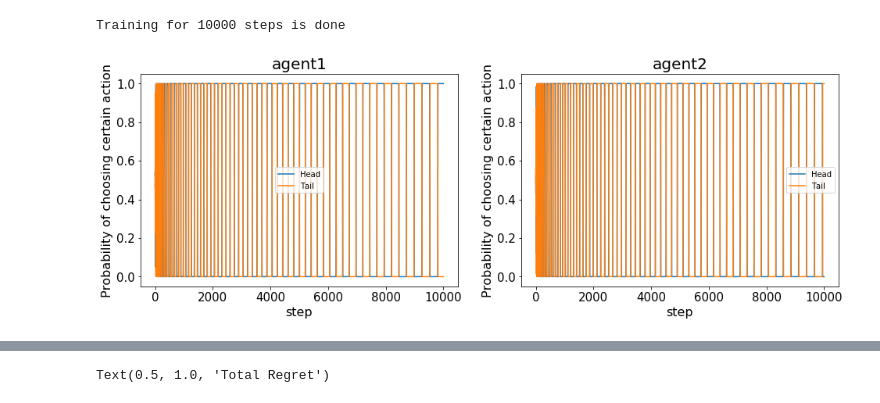
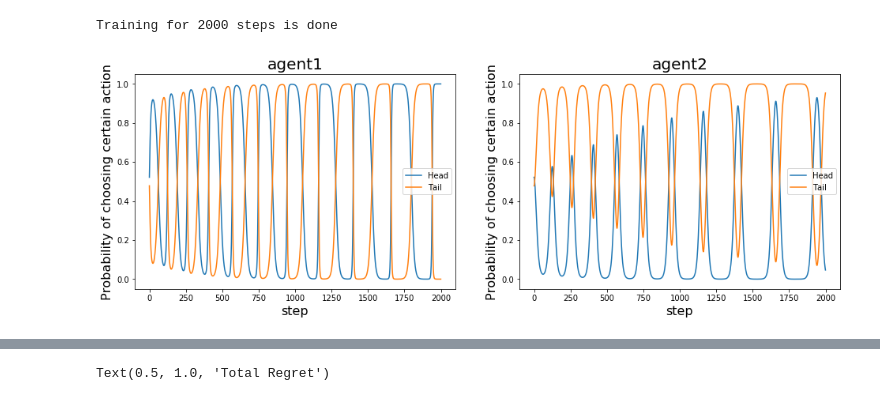
Before and after one commit to KinWaiCheuk/game-theory-python, a Jupyter notebook: MWU-deterministic.ipynb, the cells around one changed output, grey strips where cells are left out. Cells and saved outputs as stored; diff of their text form; code cells hidden in the pictures.

```diff
--- a/MWU-deterministic.ipynb
+++ b/MWU-deterministic.ipynb
@@ -160,16 +160,20 @@ class Det_Game:
 
 
     def plot_scatter(self):
-            plt.figure(figsize=(8,8))
-            plt.scatter(np.array(self.agent1_p_history)[:,0], np.array(self.agent2_p_history)[:,0])
-            plt.xlim(0,1)
-            plt.ylim(0,1)
+        fontsize = 16
+        plt.figure(figsize=(8,8))
+        plt.scatter(np.array(self.agent1_p_history)[:,0], np.array(self.agent2_p_history)[:,0])
+        plt.xlim(0,1)
+        plt.ylim(0,1)
+        plt.xlabel('Probability of Agent 1 playing Strategy 1', fontsize=fontsize)
+        plt.ylabel('Probability of Agent 2 playing Strategy 1', fontsize=fontsize)
+        plt.tick_params(labelsize=20)
 # %%
 action_list = [['Head', 'Tail'],['Head', 'Tail']]
-cost_list = [[[-1,1],[1,-1]],[[1,-1],[-1,1]]]
+cost_list = [[[-7,1],[1,-1]],[[1,-1],[-1,1]]]
 Matching = Det_Game(action_list, cost_list)
-history = Matching.MWU(10000, new_ep=lambda ep, t:0.5)
+history = Matching.MWU(2000, new_ep=lambda ep, t:0.05)
 Matching.plot()
 # %% [output]
-Training for 10000 steps is done
+Training for 2000 steps is done
-[figure, old version]
+[figure, new version]
```
Also changed, not shown: parts of 4 cells of this notebook, 1 other file.
